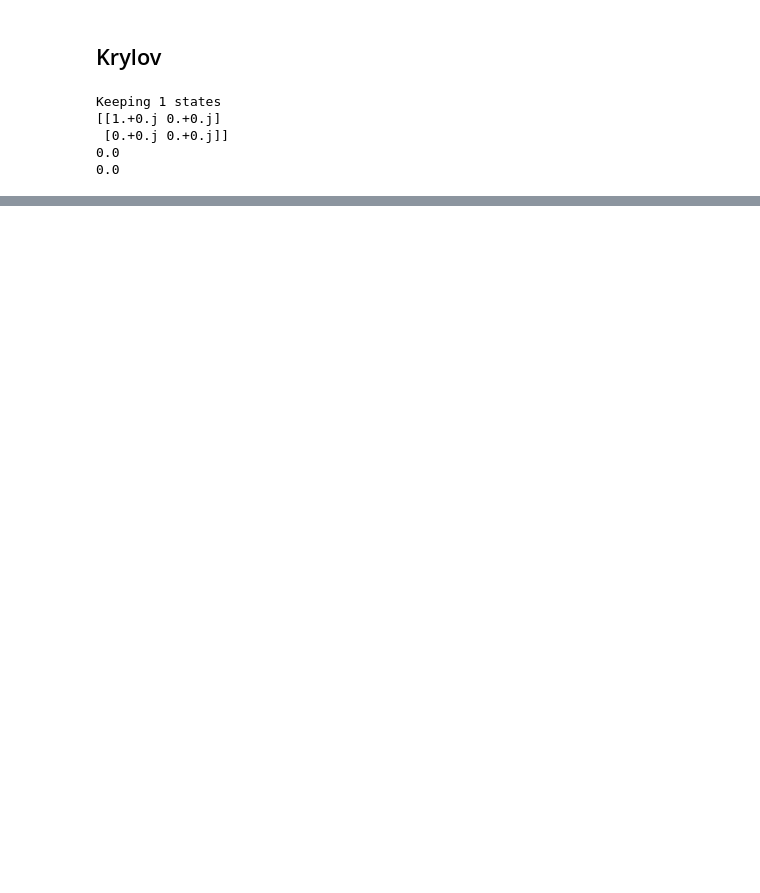
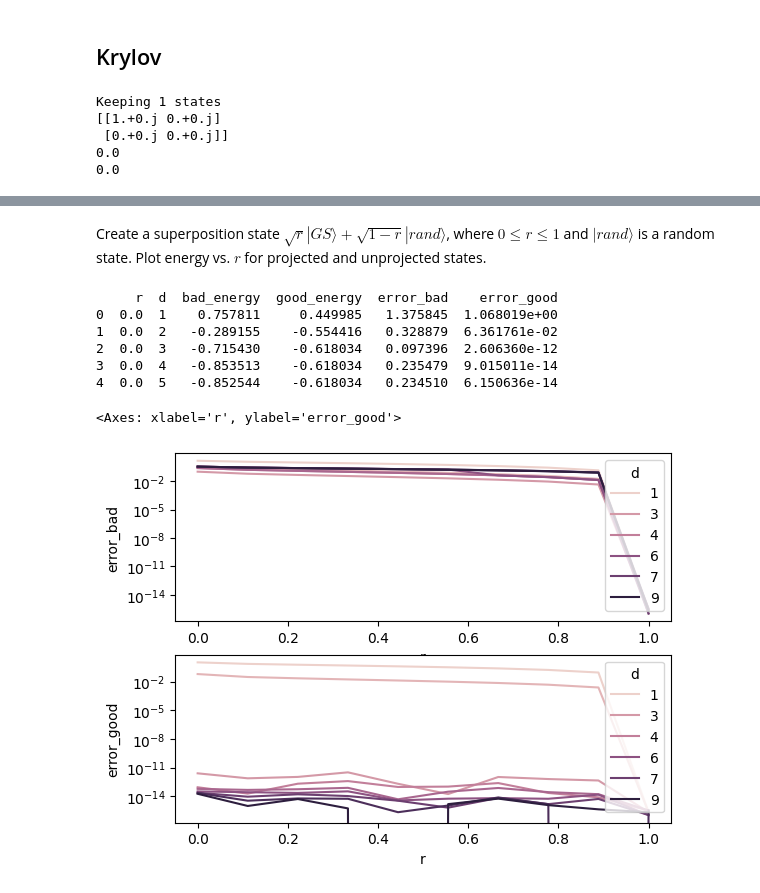
Before and after one commit to bdalfavero/RealTimeKrylov, a Jupyter notebook: random_krylov.ipynb, the cells around one changed output, grey strips where cells are left out. Cells and saved outputs as stored; diff of their text form; code cells hidden in the pictures; blank space fills up the shorter version.

Commit message:
Added energy error vs. r plot.

```diff
--- a/random_krylov.ipynb
+++ b/random_krylov.ipynb
@@ -264,0 +282,45 @@ Delta E = 0.35076013427447306
+# %% [markdown]
+Create a superposition state $\sqrt{r} |GS\rangle + \sqrt{1-r} |rand\rangle$, where $0 \leq r \leq 1$ and $|rand\rangle$ is a random state.
+Plot energy vs. $r$ for projected and unprojected states.
+# %%
+rs = np.linspace(0., 1., num=10)
+r_energies_map = {}
+for r in rs:
+    # Do it with the bad state.
+    psi_bad = sqrt(r) * ground_state + sqrt(1 - r) * ref
+    h_bad, s_bad = subspace_matrices(psi_bad, ham_sparse, d, dt)
+    ds_bad, energies_bad = energy_vs_d(h_bad, s_bad, eps)
+    # Do it with the good state.
+    psi_good = sqrt(r) * ground_state + sqrt(1 - r) * ref_projected
+    h_good, s_good = subspace_matrices(psi_good, ham_sparse, d, dt)
+    ds_good, energies_good = energy_vs_d(h_good, s_good, eps)
+    assert ds_good == ds_bad
+    r_energies_map[r] = {"ds": ds_good, "e_bad": energies_bad, "e_good": energies_good}
+# %%
+records = [] # Rows of dataframe
+for r, energy_dict in r_energies_map.items():
+    ds = energy_dict["ds"]
+    e_bad = energy_dict["e_bad"]
+    e_good = energy_dict["e_good"]
+    for dd, eb, eg in zip(ds, e_bad, e_good):
+        records.append((r, dd, eb, eg))
+df = pd.DataFrame.from_records(records, columns=["r", "d", "bad_energy", "good_energy"])
+df["error_bad"] = np.abs(df["bad_energy"] - ground_energy)
+df["error_good"] = np.abs(df["good_energy"] - ground_energy)
+print(df.head())
+# %% [output]
+     r  d  bad_energy  good_energy  error_bad    error_good
+0  0.0  1    0.757811     0.449985   1.375845  1.068019e+00
+1  0.0  2   -0.289155    -0.554416   0.328879  6.361761e-02
+2  0.0  3   -0.715430    -0.618034   0.097396  2.606360e-12
+3  0.0  4   -0.853513    -0.618034   0.235479  9.015011e-14
+4  0.0  5   -0.852544    -0.618034   0.234510  6.150636e-14
+# %%
+fig, ax = plt.subplots(2, 1)
+ax[0].set_yscale('log')
+ax[1].set_yscale('log')
+sns.lineplot(ax=ax[0], data=df, x="r", y="error_bad", hue="d")
+sns.lineplot(ax=ax[1], data=df, x="r", y="error_good", hue="d")
+# %% [output]
+<Axes: xlabel='r', ylabel='error_good'>
+[figure, added]
```
Also changed, not shown: parts of 8 cells of this notebook.
